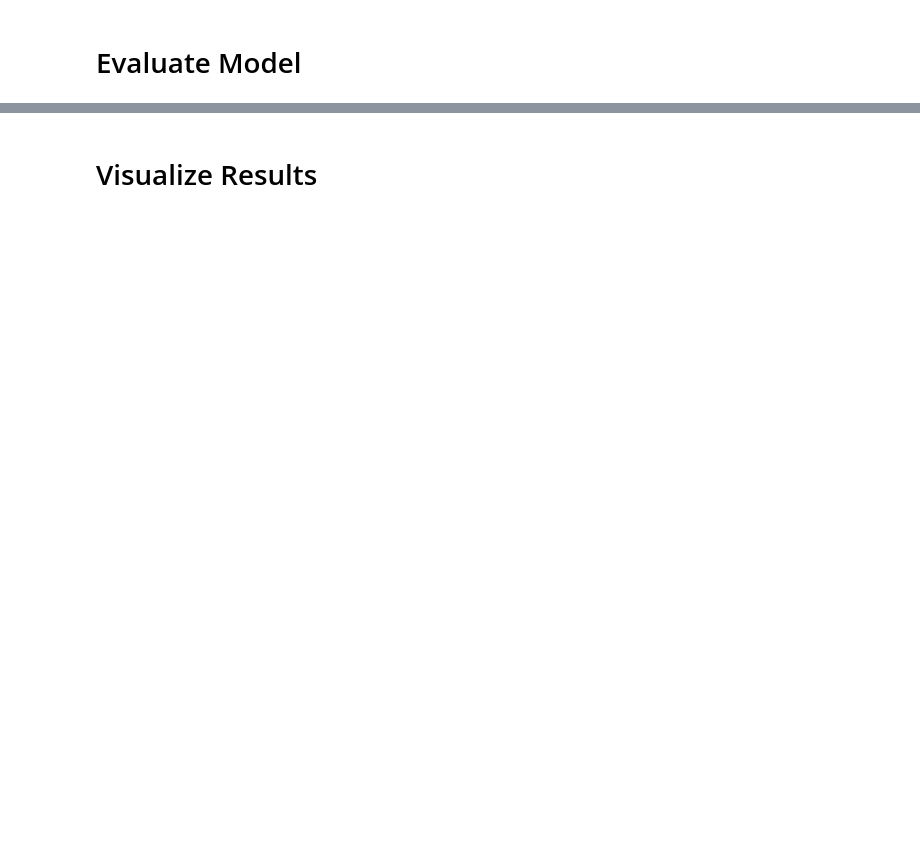
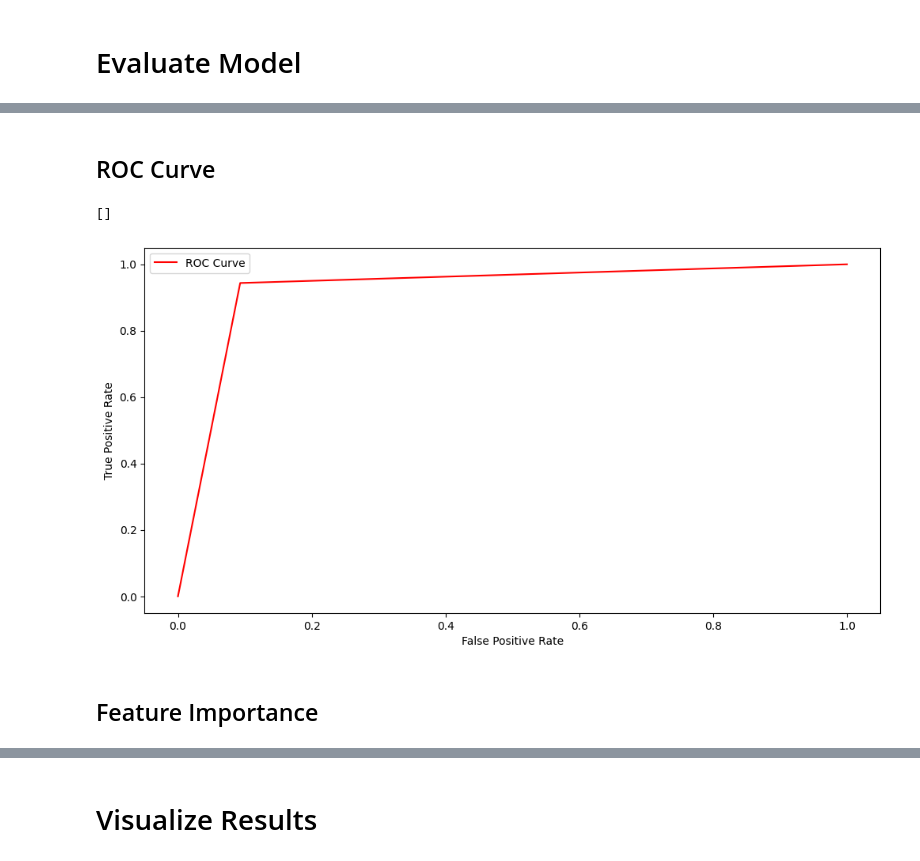
Before and after one commit to Lesego-1/Decision-Tree-Classifier, a Jupyter notebook: DecisionTreeClassifier.ipynb, the cells around one changed output, grey strips where cells are left out. Drawn from its saved outputs; the diff is of its cells as text; code cells hidden in the pictures; blank space fills up the shorter version.

Commit message:
Addition of ROC Curve

```diff
--- a/DecisionTreeClassifier.ipynb
+++ b/DecisionTreeClassifier.ipynb
@@ -109,4 +110,7 @@ best_clf.fit(X_train_selected, y_train)
 
 # Predict Test values
 y_test_pred = best_clf.predict(X_test_selected)
+
+# Get y_pred probabilities for ROC evaluation
+y_pred_prob = best_clf.predict_proba(X_test_selected)[:, 1]
 # %% [output]
@@ -154,3 +160,21 @@ plt.show()
+# %% [markdown]
+## ROC Curve
+# %%
+# Calculate ROC Curve
+fpr, tpr, thresholds = roc_curve(y_test, y_pred_prob)
+
+# Plot the ROC Curve
+plt.figure(figsize=(12,6))
+plt.plot(fpr, tpr, label="ROC Curve", color="red")
+plt.xlabel("False Positive Rate")
+plt.ylabel("True Positive Rate")
+plt.legend()
+plt.plot()
+# %% [output]
+[]
+[figure, added]
+# %% [markdown]
+## Feature Importance
 # %%
 # Print importance of features
 feature_importances = pd.DataFrame(best_clf.feature_importances_, index=selected_features, columns=['importance']).sort_values('importance', ascending=False)
```
Also changed, not shown: parts of 10 cells of this notebook, 1 other file.
